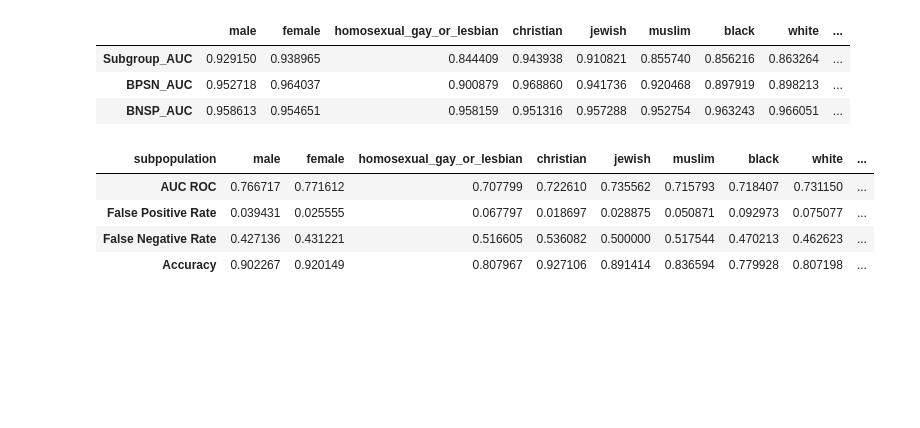
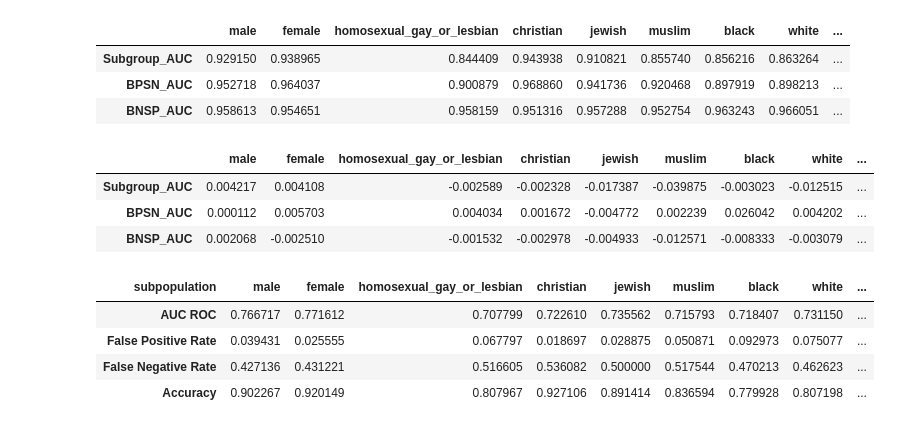
Before and after one commit to robinhad/toxicity-analysis, a Jupyter notebook: outcomes_dkushn.ipynb, the cells around one changed output. Saved outputs shown, nothing was run; the diff lists cells and outputs as text; code cells hidden in the pictures; blank space fills up the shorter version.

```diff
--- a/outcomes_dkushn.ipynb
+++ b/outcomes_dkushn.ipynb
@@ -754,6 +756,14 @@ bias_metrics['private']
 | Subgroup_AUC | 0.929150 | 0.938965 | 0.844409 | 0.943938 | 0.910821 | 0.855740 | 0.856216 | 0.863264 | ... |
 | BPSN_AUC | 0.952718 | 0.964037 | 0.900879 | 0.968860 | 0.941736 | 0.920468 | 0.897919 | 0.898213 | ... |
 | BNSP_AUC | 0.958613 | 0.954651 | 0.958159 | 0.951316 | 0.957288 | 0.952754 | 0.963243 | 0.966051 | ... |
+# %%
+diff = bias_metrics['private'] - bias_metrics['public']
+diff
+# %% [output]
+|  | male | female | homosexual_gay_or_lesbian | christian | jewish | muslim | black | white | ... |
+| Subgroup_AUC | 0.004217 | 0.004108 | -0.002589 | -0.002328 | -0.017387 | -0.039875 | -0.003023 | -0.012515 | ... |
+| BPSN_AUC | 0.000112 | 0.005703 | 0.004034 | 0.001672 | -0.004772 | 0.002239 | 0.026042 | 0.004202 | ... |
+| BNSP_AUC | 0.002068 | -0.002510 | -0.001532 | -0.002978 | -0.004933 | -0.012571 | -0.008333 | -0.003079 | ... |
 # %%
 results = results_data['combined']
 selected_rows = results[results["subpopulation"].isin(identity_columns)]
```
Also changed, not shown: parts of 6 cells of this notebook.
